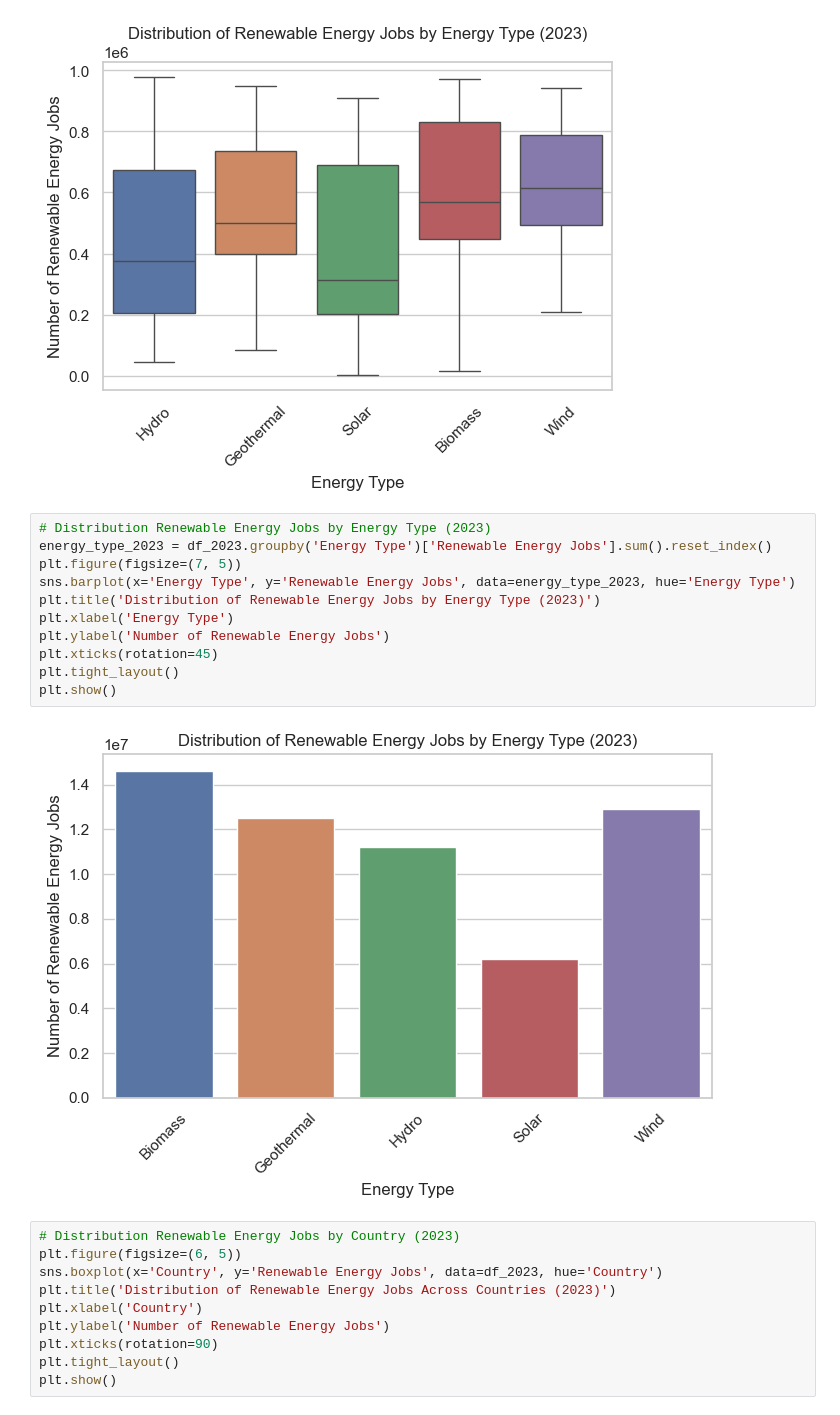
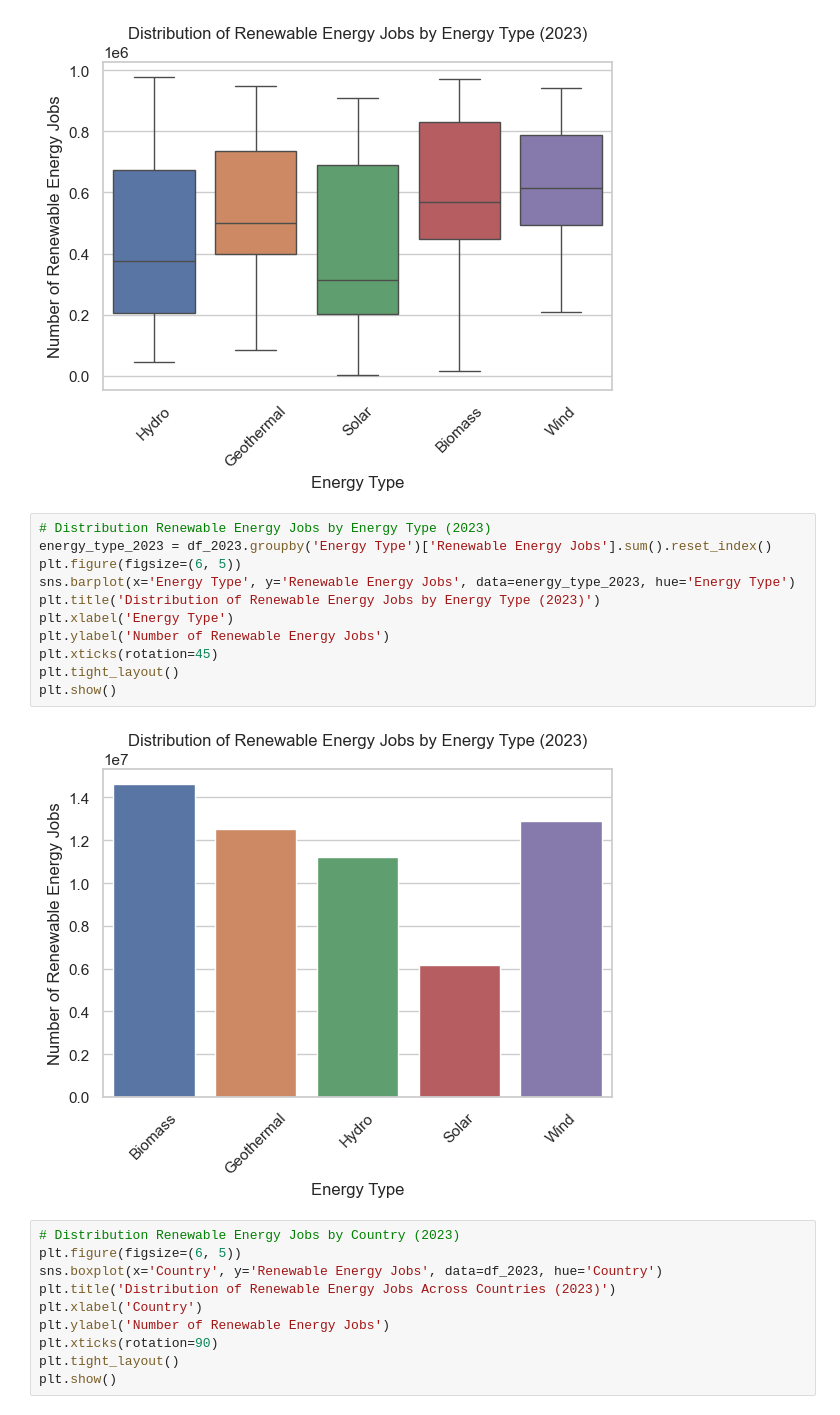
Before and after one commit to arnelimperial/greenergy, a Jupyter notebook: eda1.ipynb, the cells around one changed output. Cells and saved outputs as stored; diff of their text form.

```diff
--- a/eda1.ipynb
+++ b/eda1.ipynb
@@ -364,16 +360,16 @@ plt.show()
 # %%
 # Distribution Renewable Energy Jobs by Energy Type (2023)
 energy_type_2023 = df_2023.groupby('Energy Type')['Renewable Energy Jobs'].sum().reset_index()
-plt.figure(figsize=(7, 5))
+plt.figure(figsize=(6, 5))
 sns.barplot(x='Energy Type', y='Renewable Energy Jobs', data=energy_type_2023, hue='Energy Type')
 plt.title('Distribution of Renewable Energy Jobs by Energy Type (2023)')
 plt.xlabel('Energy Type')
 plt.ylabel('Number of Renewable Energy Jobs')
 plt.xticks(rotation=45)
 plt.tight_layout()
 plt.show()
 # %% [output]
-[figure, old version]
+[figure, new version]
 # %%
 # Distribution Renewable Energy Jobs by Country (2023)
 plt.figure(figsize=(6, 5))
```
Also changed, not shown: parts of 3 cells of this notebook, 2 other files.
